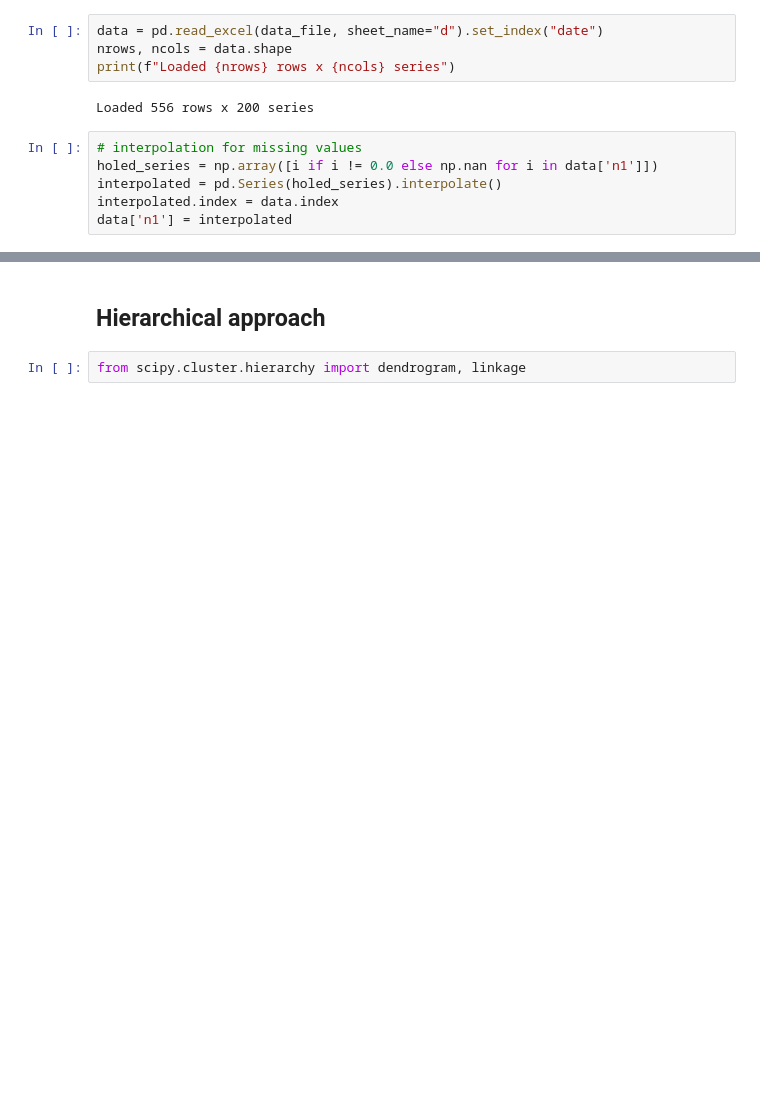
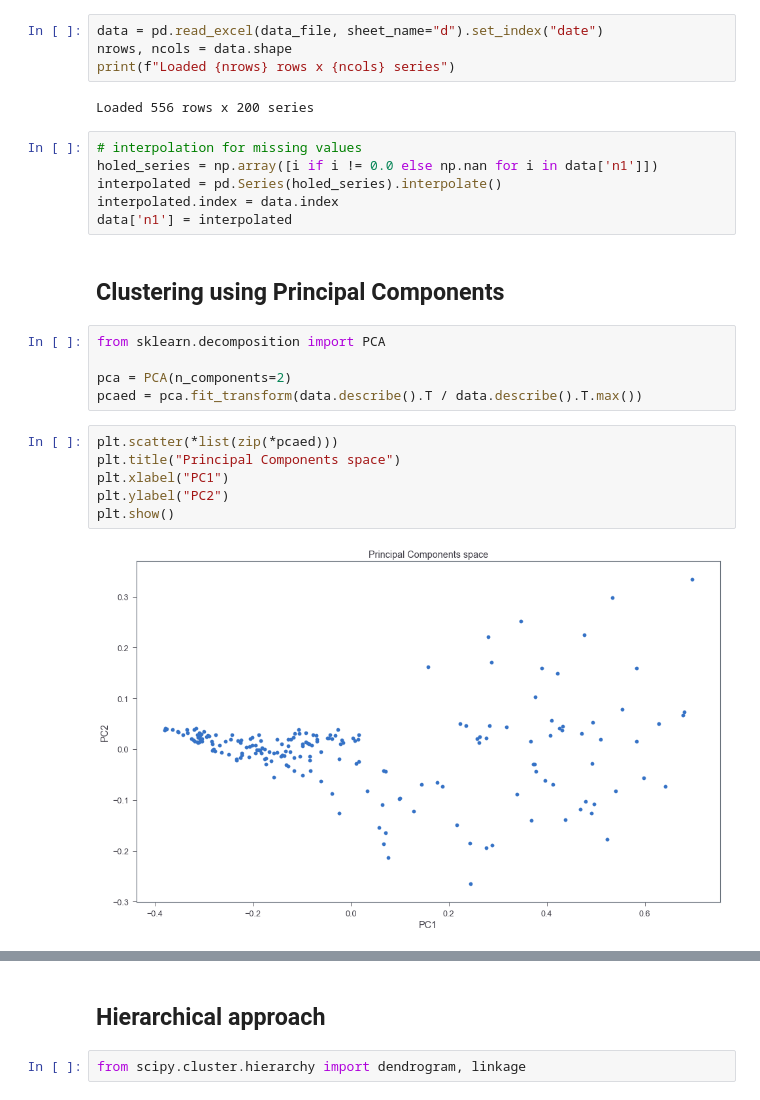
Before and after one commit to iz4vve/dseclub-clustering, a Jupyter notebook: notebooks/2. Clustering attemps.ipynb, the cells around one changed output, grey strips where cells are left out. Saved outputs shown, nothing was run; the diff lists cells and outputs as text; blank space fills up the shorter version.

```diff
--- a/notebooks/2. Clustering attemps.ipynb
+++ b/notebooks/2. Clustering attemps.ipynb
@@ -49,3 +49,18 @@ holed_series = np.array([i if i != 0.0 else np.nan for i in data['n1']])
 interpolated = pd.Series(holed_series).interpolate()
 interpolated.index = data.index
 data['n1'] = interpolated
+# %% [markdown]
+## Clustering using Principal Components
+# %%
+from sklearn.decomposition import PCA
+
+pca = PCA(n_components=2)
+pcaed = pca.fit_transform(data.describe().T / data.describe().T.max())
+# %%
+plt.scatter(*list(zip(*pcaed)))
+plt.title("Principal Components space")
+plt.xlabel("PC1")
+plt.ylabel("PC2")
+plt.show()
+# %% [output]
+[figure, added]
```
Also changed, not shown: parts of 12 cells of this notebook, 1 other file.
